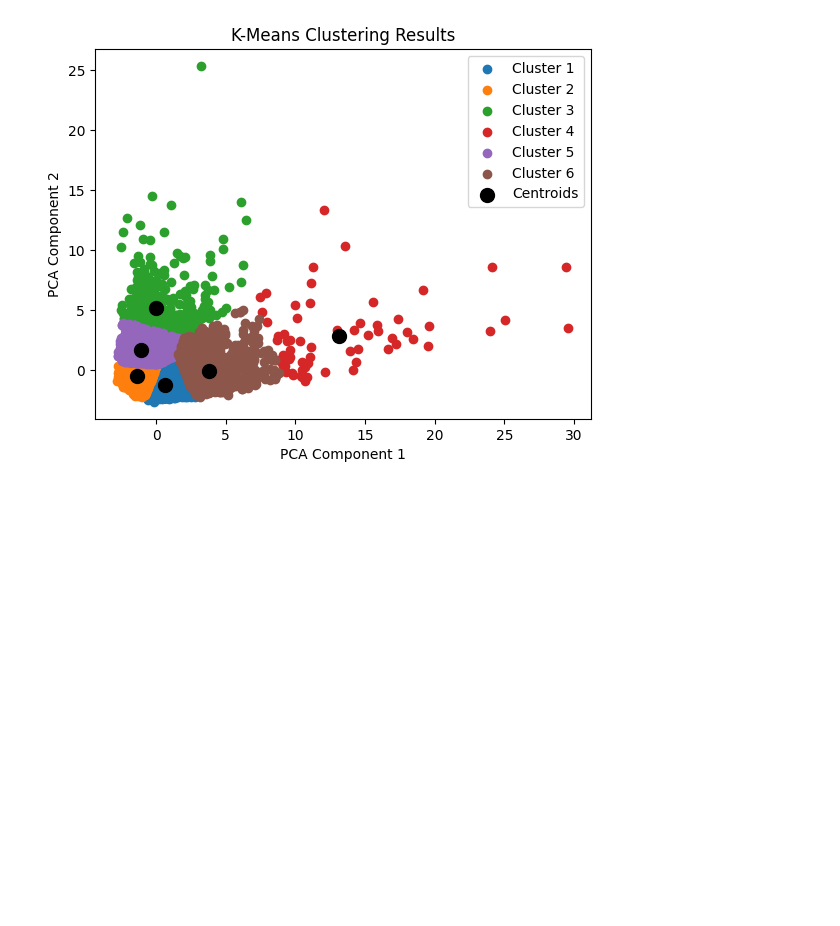
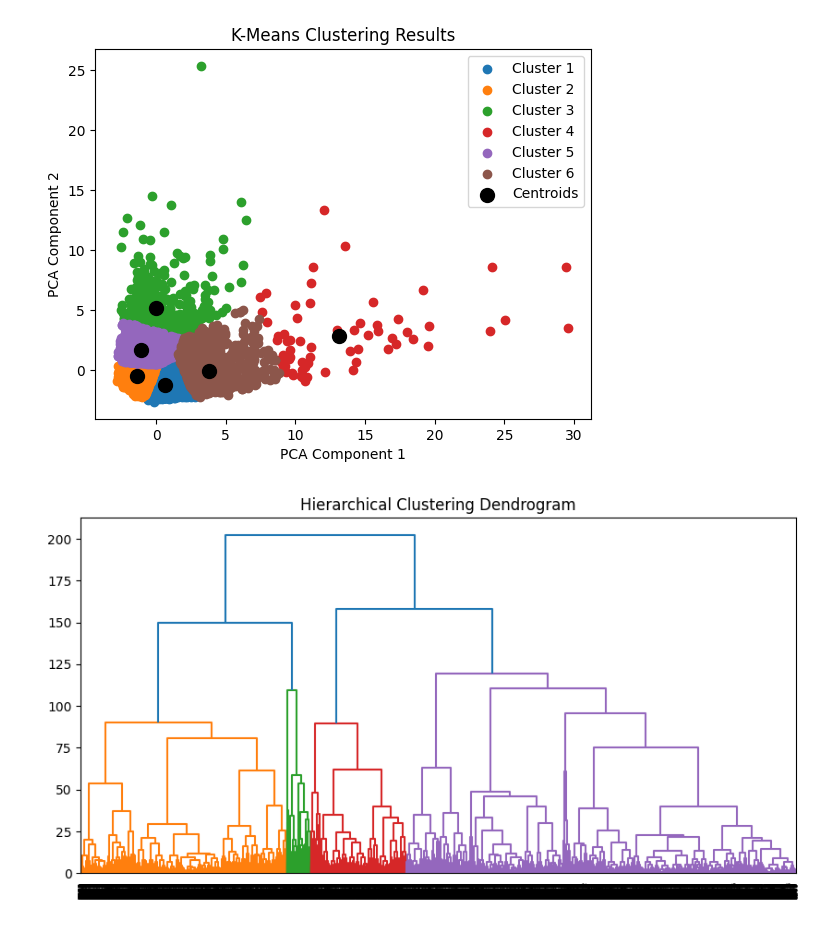
Before and after one commit to LLF00/datascience1, a Jupyter notebook: datascience2/assignment2_clustering.ipynb, the cells around one changed output. Saved outputs shown, nothing was run; the diff lists cells and outputs as text; code cells hidden in the pictures; blank space fills up the shorter version.

```diff
--- a/datascience2/assignment2_clustering.ipynb
+++ b/datascience2/assignment2_clustering.ipynb
@@ -440,3 +440,17 @@ plt.legend()
 plt.show()
 # %% [output]
 [figure]
+# %%
+# Importing required libraries
+from scipy.cluster.hierarchy import dendrogram, linkage
+
+# Generate linkage matrix
+Z = linkage(df2, method='ward')
+
+
+plt.figure(figsize=(10, 5))
+dendrogram(Z)
+plt.title('Hierarchical Clustering Dendrogram')
+plt.show()
+# %% [output]
+[figure, added]
```
Also changed, not shown: parts of 1 cell of this notebook.
